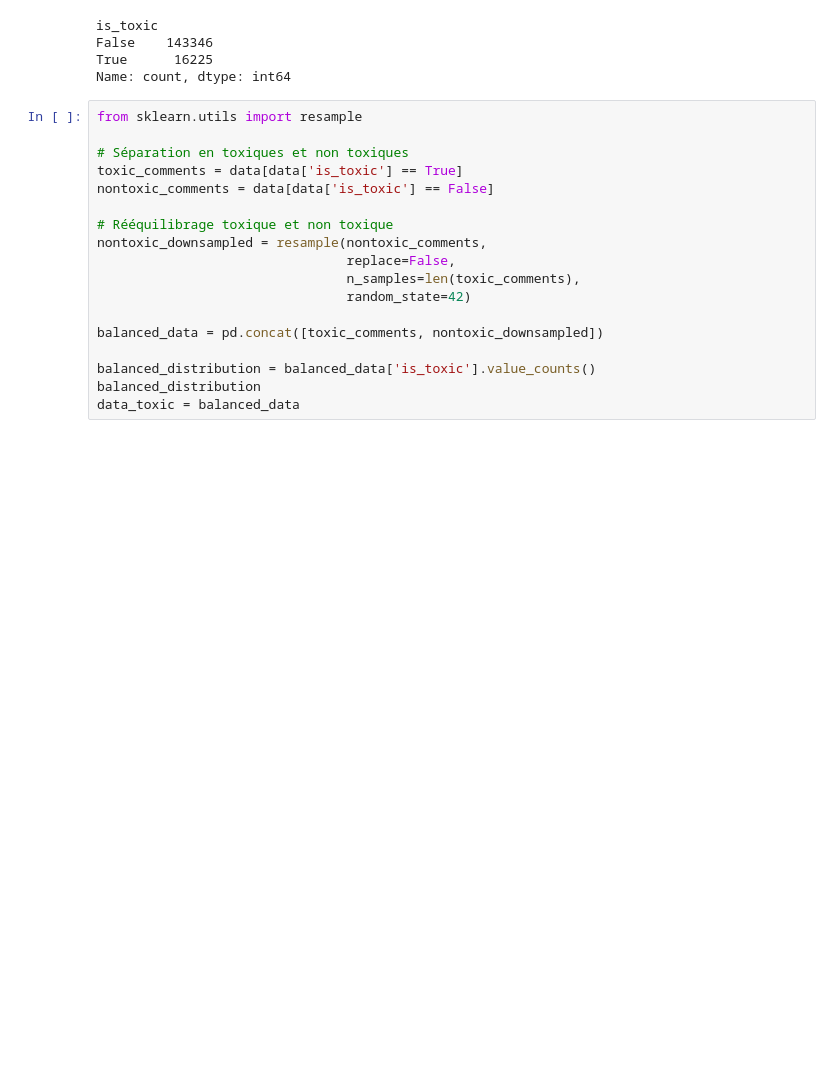
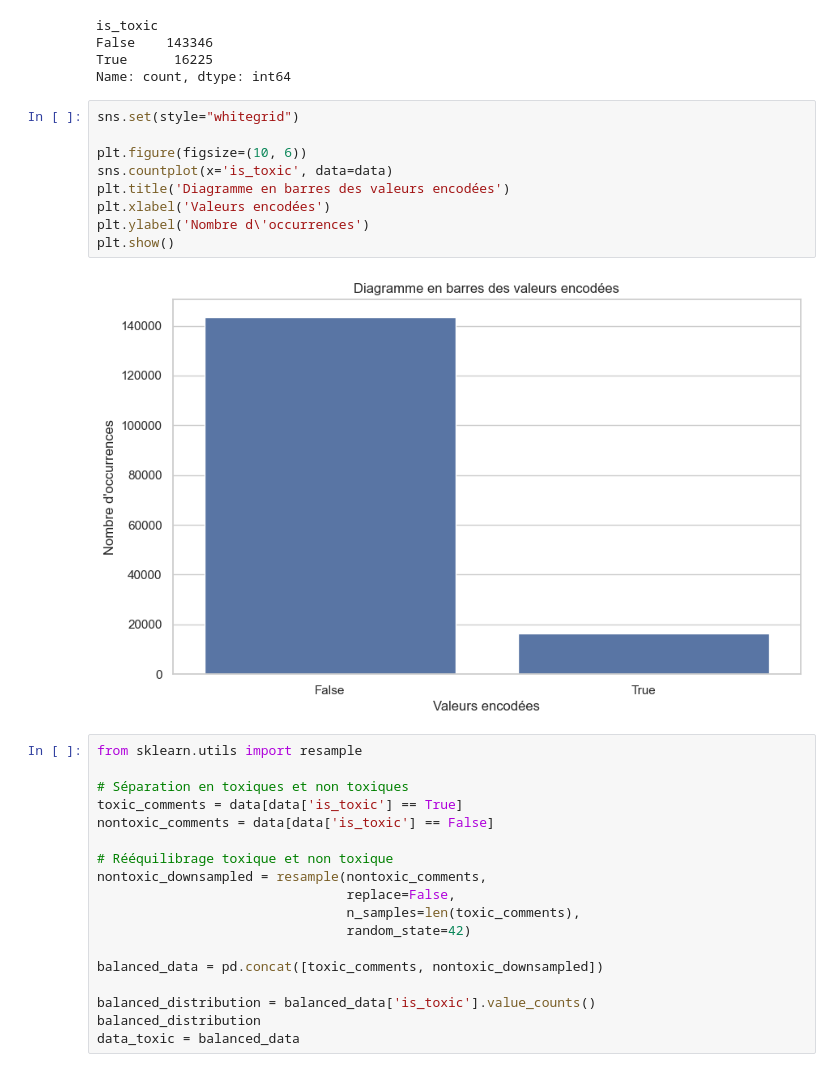
Before and after one commit to Moranoo/Suejt_IA, a Jupyter notebook: analysis_notebook.ipynb, the cells around one changed output. Drawn from its saved outputs; the diff is of its cells as text; blank space fills up the shorter version.

```diff
--- a/analysis_notebook.ipynb
+++ b/analysis_notebook.ipynb
@@ -29,6 +29,17 @@ is_toxic
 False    143346
 True      16225
 Name: count, dtype: int64
+# %%
+sns.set(style="whitegrid")
+
+plt.figure(figsize=(10, 6))
+sns.countplot(x='is_toxic', data=data)
+plt.title('Diagramme en barres des valeurs encodées')
+plt.xlabel('Valeurs encodées')
+plt.ylabel('Nombre d\'occurrences')
+plt.show()
+# %% [output]
+[figure, added]
 # %%
 from sklearn.utils import resample
 
```
Also changed, not shown: parts of 3 cells of this notebook, 4 other files.
